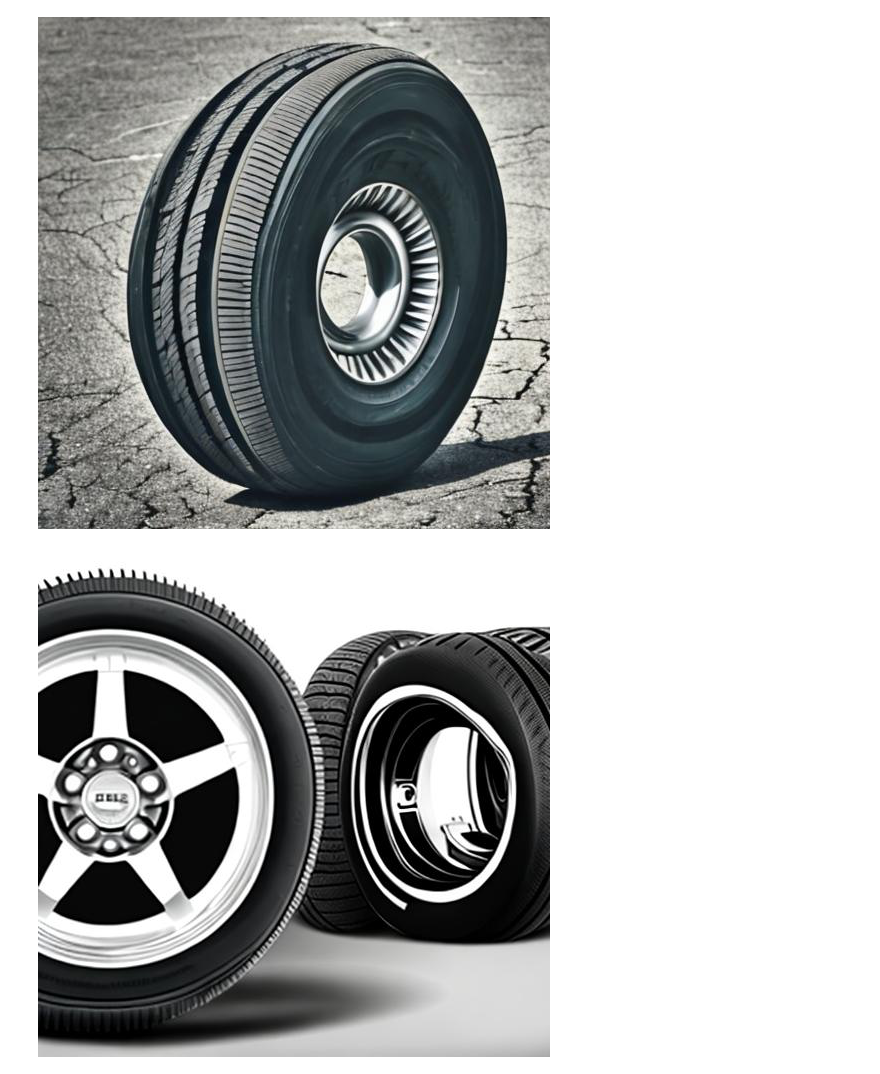
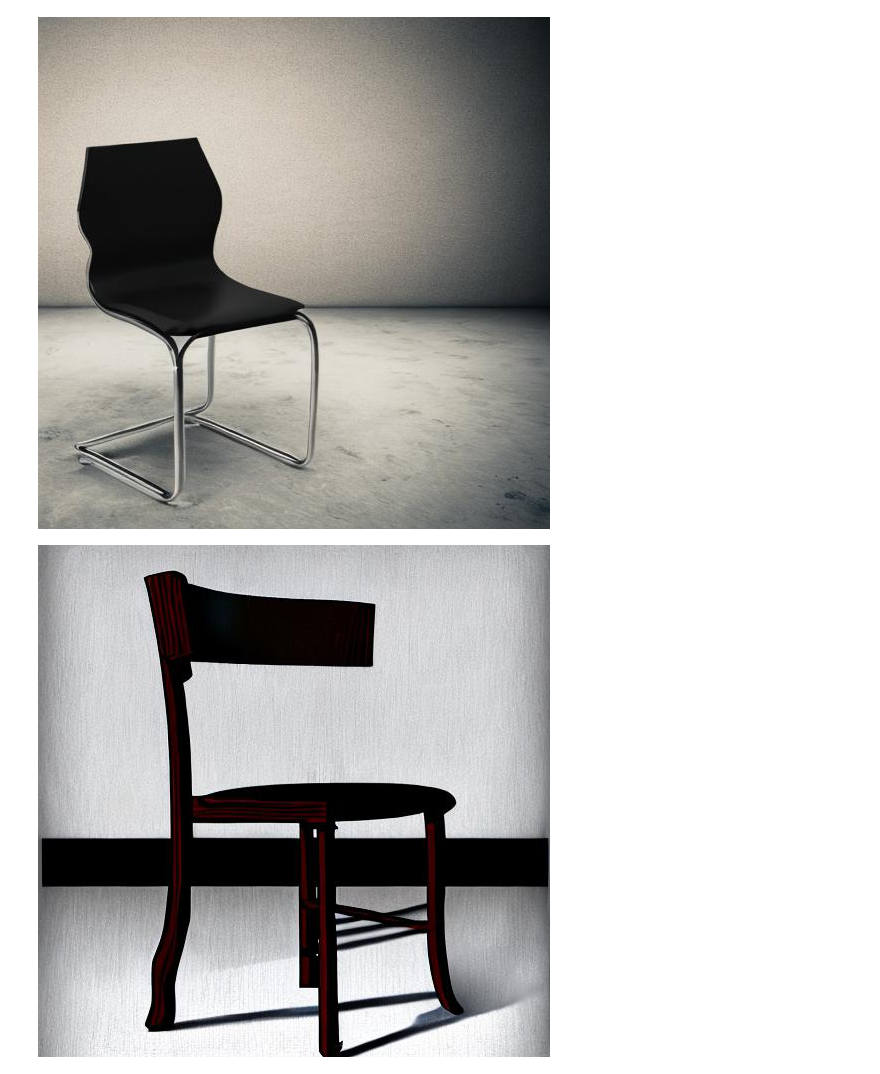
Before and after one commit to aiden506/MumbaiHacks, a Jupyter notebook: textTo2D.ipynb, the cells around one changed output. Saved outputs shown, nothing was run; the diff lists cells and outputs as text; code cells hidden in the pictures.

```diff
--- a/textTo2D.ipynb
+++ b/textTo2D.ipynb
@@ -1,27 +1,32 @@
 # %%
 # prompt = input("Enter prompt: ")
-prompt = "single tyre best view"
+# prompt = "single tyre blank background"
+# prompt = "single tyre no background"
+# prompt = "lamp no background"
+prompt = "chair no background"
 # %%
 import requests
 from PIL import Image
 import io
 
 API_URL = "https://api-inference.huggingface.co/models/cloudqi/cqi_text_to_image_pt_v0"
 headers = {"Authorization": "Bearer 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"}
 
 def query(payload):
     response = requests.post(API_URL, headers=headers, json=payload)
     return response.content
 
 image_bytes = query({
     "inputs": prompt,
 })
-
-# Access the image with PIL.Image
-image = Image.open(io.BytesIO(image_bytes))
-image.show()  # Display the image
+try:
+  # Access the image with PIL.Image
+  image = Image.open(io.BytesIO(image_bytes))
+  image.show()  # Display the image
+except UnidentifiedImageError:
+  print("An error occured, please try again.")
 # %% [output]
-[figure, old version]
+[figure, new version]
 # %%
 import requests
 
@@ -41,4 +46,4 @@ image = Image.open(io.BytesIO(image_bytes))
 
 image.show()  # Display the image
 # %% [output]
-[figure, old version]
+[figure, new version]
```
